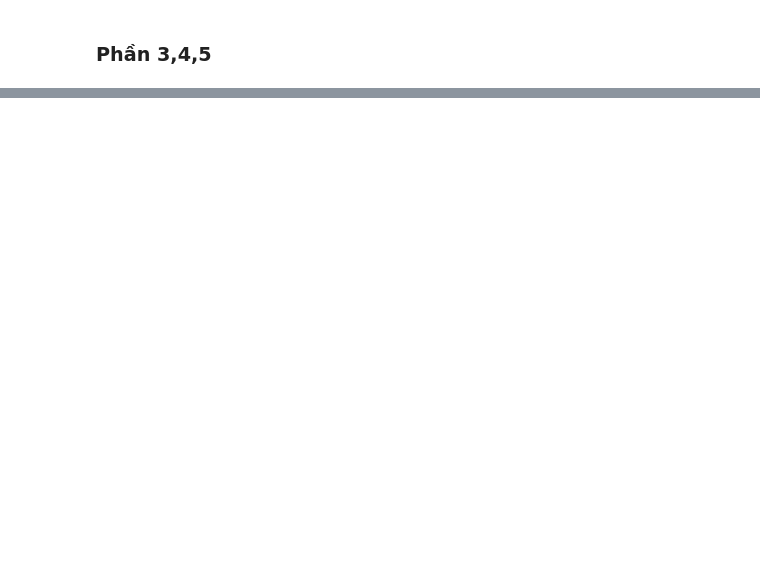
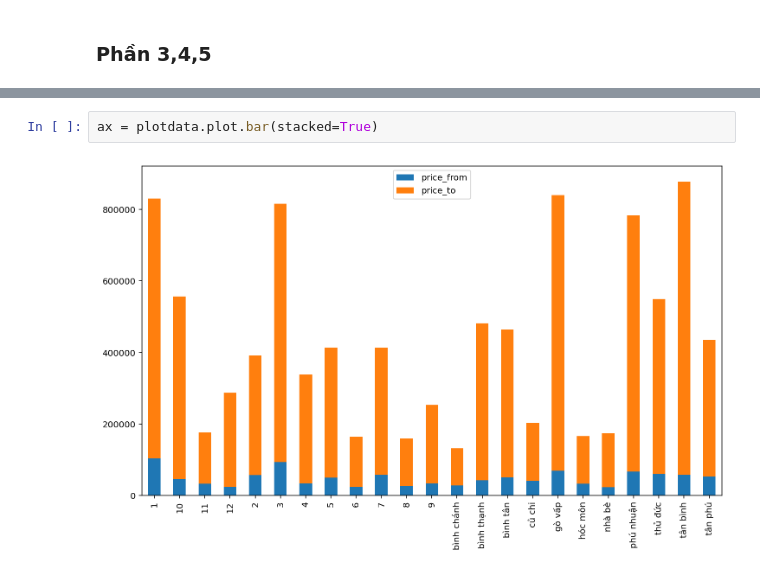
Before and after one commit to thafnhlong/HCMUS-UNIV-WebScience-VisualizeData, a Jupyter notebook: Source.ipynb, the cells around one changed output, grey strips where cells are left out. Cells and saved outputs as stored; diff of their text form; blank space fills up the shorter version.

```diff
--- a/Source.ipynb
+++ b/Source.ipynb
@@ -193,0 +609,4 @@ DATA.sort_values(by="price_from",ascending=False).groupby(["full_name"])[columns
+# %%
+ax = plotdata.plot.bar(stacked=True)
+# %% [output]
+[figure, added]
```
Also changed, not shown: parts of 32 cells of this notebook.
